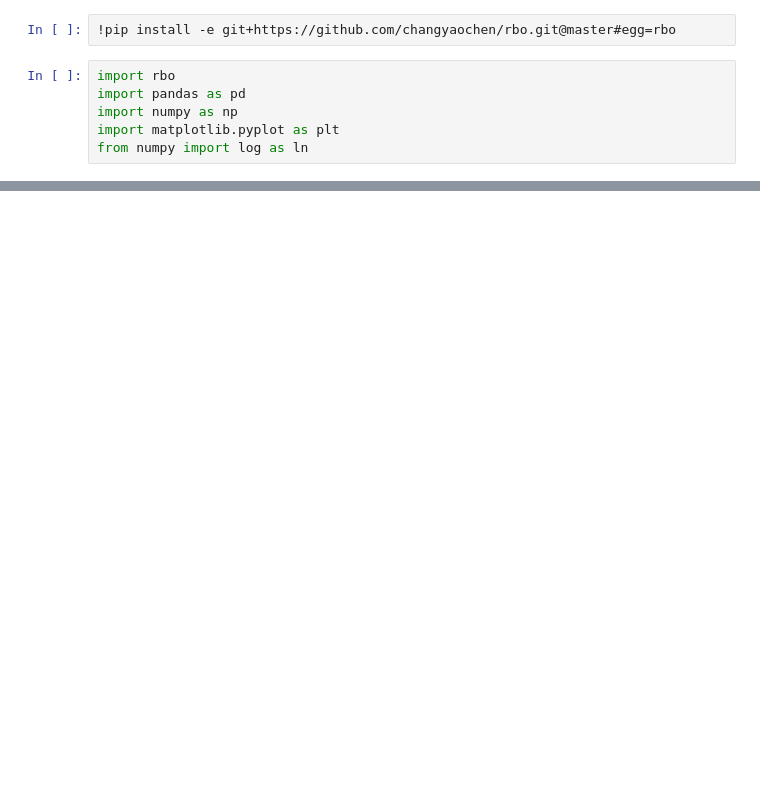
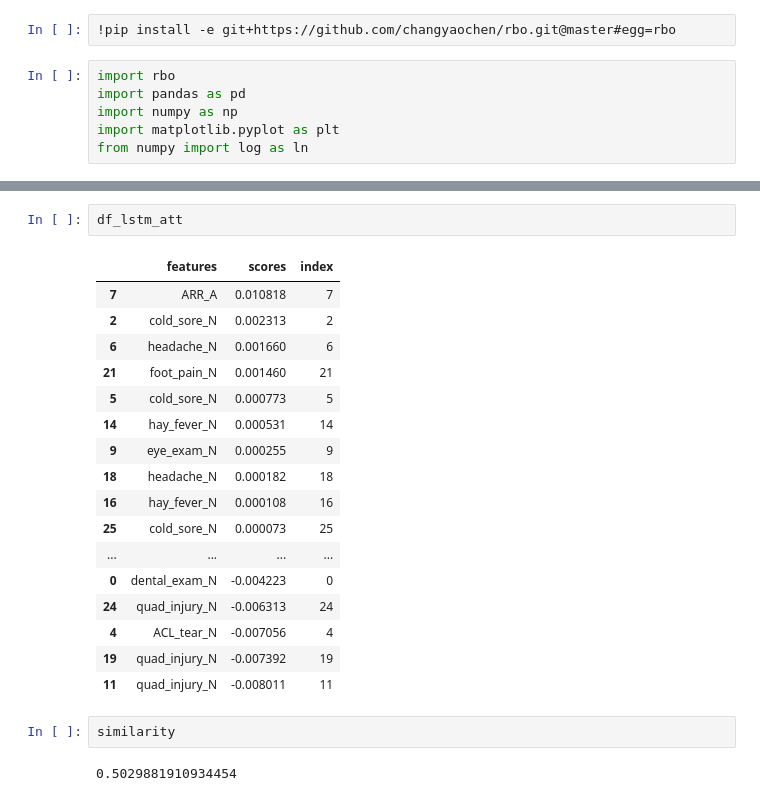
Before and after one commit to Weilin37/CMSAI_Research, a Jupyter notebook: evaluation/RBO.ipynb, the cells around one changed output, grey strips where cells are left out. Cells and saved outputs as stored; diff of their text form; blank space fills up the shorter version.

```diff
--- a/evaluation/RBO.ipynb
+++ b/evaluation/RBO.ipynb
@@ -82,0 +103,24 @@ plt.ylim(ymax=np.ceil(maxfreq / 10) * 10 if maxfreq % 10 else maxfreq + 2)
+# %%
+df_lstm_att
+# %% [output]
+|  | features | scores | index |
+| 7 | ARR_A | 0.010818 | 7 |
+| 2 | cold_sore_N | 0.002313 | 2 |
+| 6 | headache_N | 0.001660 | 6 |
+| 21 | foot_pain_N | 0.001460 | 21 |
+| 5 | cold_sore_N | 0.000773 | 5 |
+| 14 | hay_fever_N | 0.000531 | 14 |
+| 9 | eye_exam_N | 0.000255 | 9 |
+| 18 | headache_N | 0.000182 | 18 |
+| 16 | hay_fever_N | 0.000108 | 16 |
+| 25 | cold_sore_N | 0.000073 | 25 |
+| ... | ... | ... | ... |
+| 0 | dental_exam_N | -0.004223 | 0 |
+| 24 | quad_injury_N | -0.006313 | 24 |
+| 4 | ACL_tear_N | -0.007056 | 4 |
+| 19 | quad_injury_N | -0.007392 | 19 |
+| 11 | quad_injury_N | -0.008011 | 11 |
+# %%
+similarity
+# %% [output]
+0.5029881910934454
```
Also changed, not shown: parts of 5 cells of this notebook.
